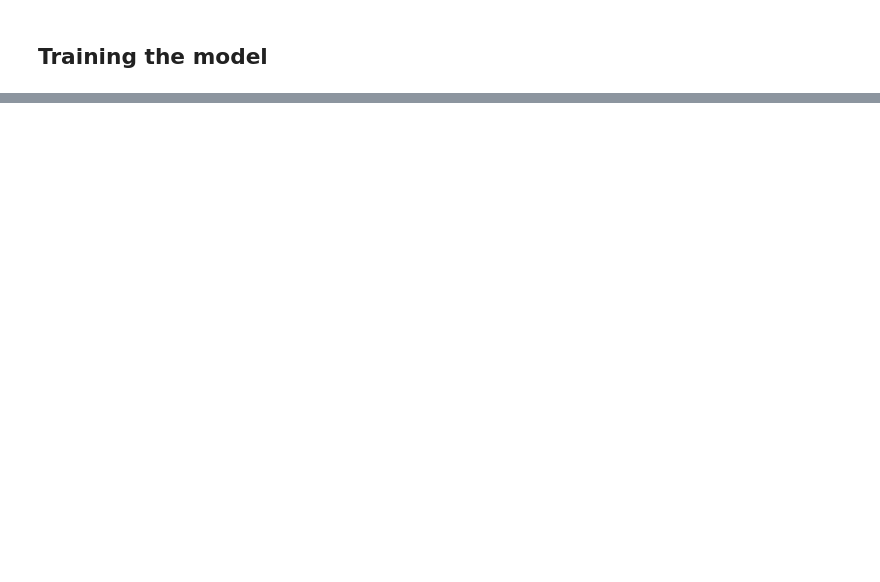
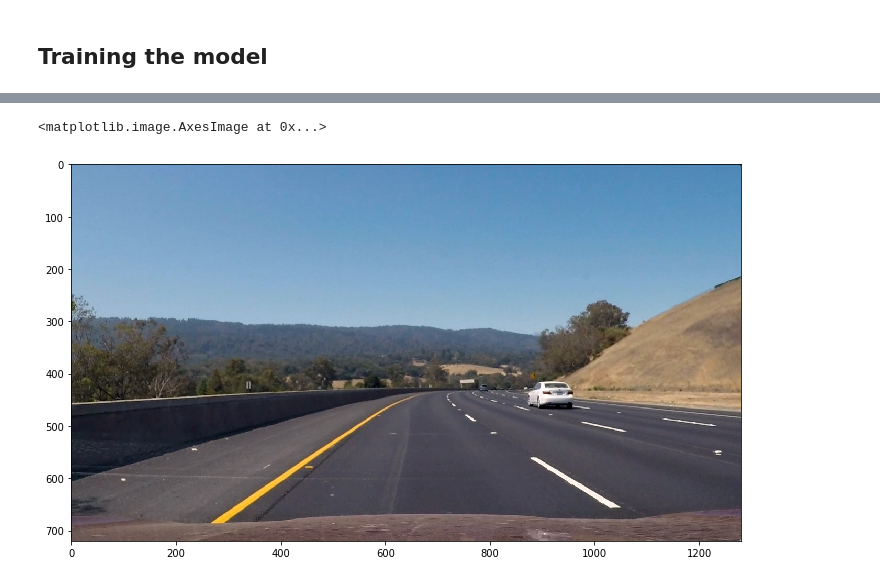
Before and after one commit to gusgad/vehicle-detection, a Jupyter notebook: vehicle_detection.ipynb, the cells around one changed output, grey strips where cells are left out. Saved outputs shown, nothing was run; the diff lists cells and outputs as text; code cells hidden in the pictures; blank space fills up the shorter version.

```diff
--- a/vehicle_detection.ipynb
+++ b/vehicle_detection.ipynb
@@ -211,0 +252,10 @@ model.save_weights('model.h5')
+# %%
+# load a non test set image to check the network on
+img = skimage.io.imread('./data/sample.jpg')
+print(img.shape)
+
+fig = plt.figure(figsize=(12,20))
+plt.imshow(img)
+# %% [output]
+<matplotlib.image.AxesImage at 0x...>
+[figure, added]
```
Also changed, not shown: parts of 11 cells of this notebook, 3 other files.
